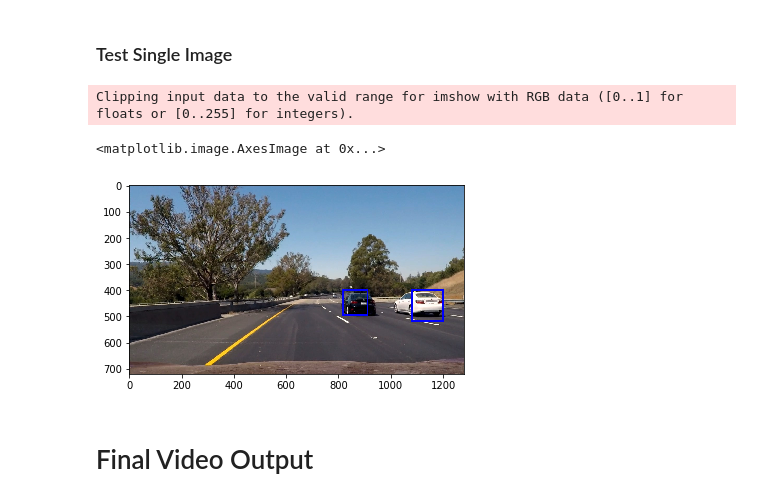
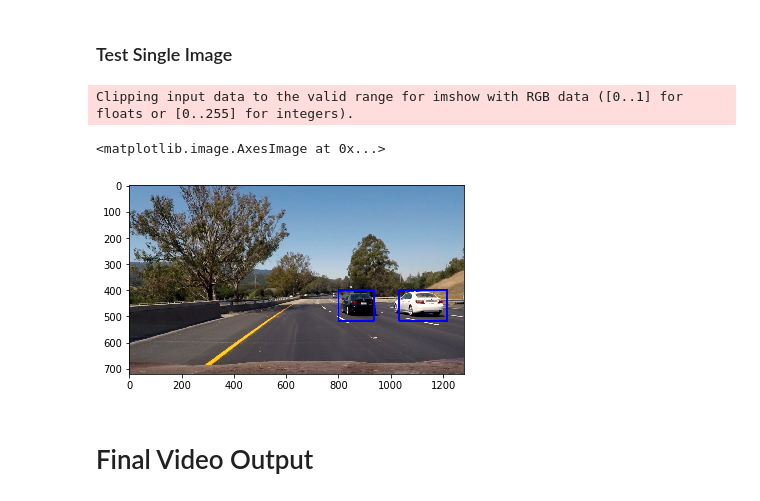
Before and after one commit to ultrakapy/CarND-Vehicle-Detection, a Jupyter notebook: P5.ipynb, the cells around one changed output. Saved outputs shown, nothing was run; the diff lists cells and outputs as text; code cells hidden in the pictures.

```diff
--- a/P5.ipynb
+++ b/P5.ipynb
@@ -393,11 +393,11 @@ def bin_spatial(img, size=(32, 32)):
 
 # Define a function to compute color histogram features
 # NEED TO CHANGE bins_range if reading .png files with mpimg!
-def color_hist(img, nbins=32)#, bins_range=(0, 256)):
+def color_hist(img, nbins=32):#, bins_range=(0, 256)):
     # Compute the histogram of the color channels separately
-    channel1_hist = np.histogram(img[:,:,0], bins=nbins, range=bins_range)
-    channel2_hist = np.histogram(img[:,:,1], bins=nbins, range=bins_range)
-    channel3_hist = np.histogram(img[:,:,2], bins=nbins, range=bins_range)
+    channel1_hist = np.histogram(img[:,:,0], bins=nbins)#, range=bins_range)
+    channel2_hist = np.histogram(img[:,:,1], bins=nbins)#, range=bins_range)
+    channel3_hist = np.histogram(img[:,:,2], bins=nbins)#, range=bins_range)
     # Concatenate the histograms into a single feature vector
     hist_features = np.concatenate((channel1_hist[0], channel2_hist[0], channel3_hist[0]))
     # Return the individual histograms, bin_centers and feature vector
@@ -823,34 +821,38 @@ image = image.astype(np.float32)/255
 #hot_windows = search_windows(image, windows, svc, X_scaler, color_space=color_space,
 #                        spatial_size=spatial_size, hist_bins=hist_bins,
 #                        orient=orient, pix_per_cell=pix_per_cell,
 #                        cell_per_block=cell_per_block,
 #                        hog_channel=hog_channel, spatial_feat=spatial_feat,
 #                        hist_feat=hist_feat, hog_feat=hog_feat)
 hot_windows = []
 scale1 = 1.5
 hot_windows1 = find_cars(draw_image, y_start_stop[0], y_start_stop[1], scale1, svc, X_scaler, orient, pix_per_cell, cell_per_block, spatial_size, hist_bins)
 hot_windows.extend(hot_windows1)
 scale2 = 2
 hot_windows2 = find_cars(draw_image, y_start_stop[0], y_start_stop[1], scale2, svc, X_scaler, orient, pix_per_cell, cell_per_block, spatial_size, hist_bins)
 hot_windows.extend(hot_windows2)
 #print(hot_windows)
 ### Apply heatmap
 heat = np.zeros_like(image[:,:,0]).astype(np.float)
 # Add heat to each box in box list
 heat = add_heat(heat,hot_windows)
 # Apply threshold to help remove false positives
-heat = apply_threshold(heat,5)
+heat = apply_threshold(heat,4)
 # Visualize the heatmap when displaying
 heatmap = np.clip(heat, 0, 255)
 # Find final boxes from heatmap using label function
 labels = label(heatmap)
 window_img = draw_labeled_bboxes(np.copy(image), labels)
 #window_img = draw_boxes(draw_image, hot_windows, color=(0, 0, 255), thick=6)
 
 plt.imshow(window_img)
+
+### Hog visual
+#car_img1 = mpimg.imread('output_images/image0240.png')
+#notcar_img1 = mpimg.imread('output_images/image3223.png')
 # %% [output]
 Clipping input data to the valid range for imshow with RGB data ([0..1] for floats or [0..255] for integers).
 <matplotlib.image.AxesImage at 0x...>
-[figure, old version]
+[figure, new version]
 # %%
 last_N_heatmaps = []
```
Also changed, not shown: parts of 4 cells of this notebook, 1 other file.
